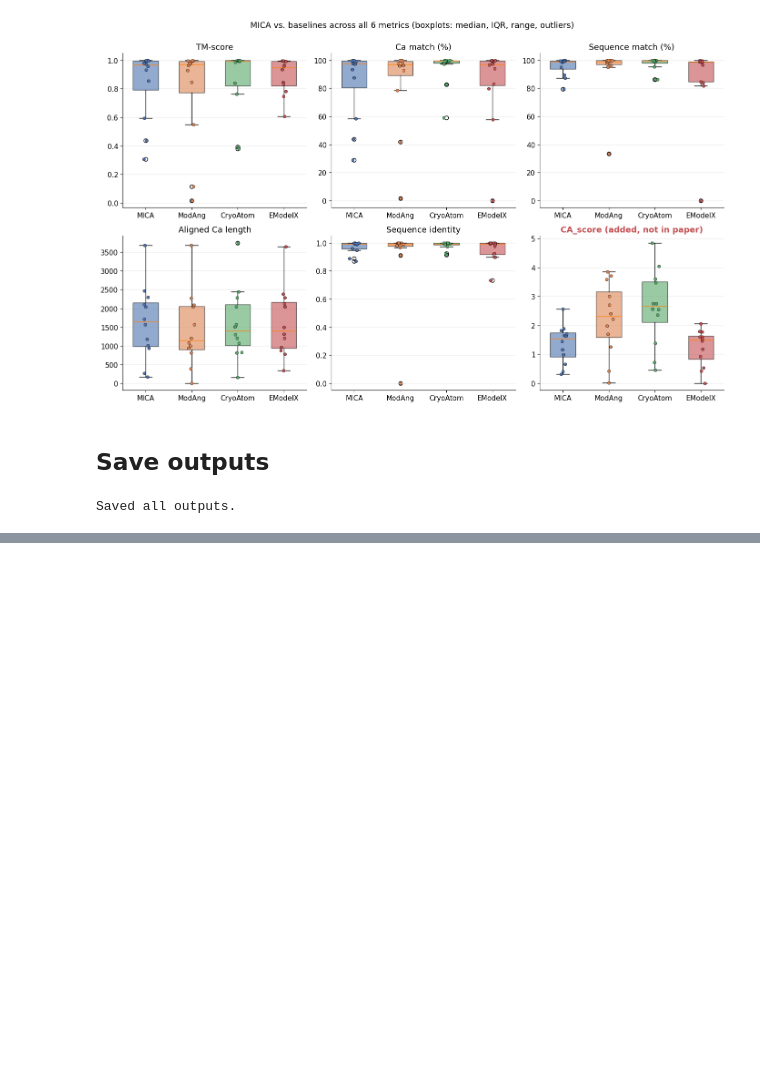
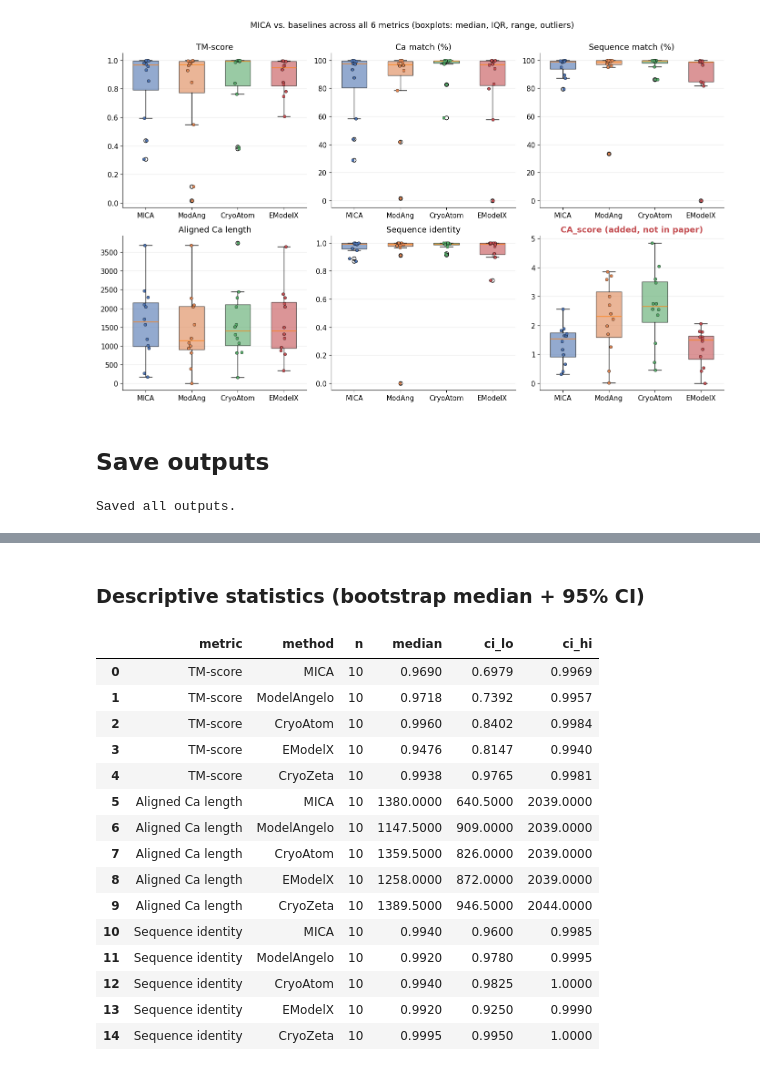
Before and after one commit to Abhash297/MICA-Independent-Benchmarking, a Jupyter notebook: analysis/statistical_analysis.ipynb, the cells around one changed output, grey strips where cells are left out. Cells and saved outputs as stored; diff of their text form; code cells hidden in the pictures; blank space fills up the shorter version.

```diff
--- a/analysis/statistical_analysis.ipynb
+++ b/analysis/statistical_analysis.ipynb
@@ -557,0 +574,25 @@ Saved all outputs.
+# %%
+CRYOZETA_ENTRIES = ["62164", "64568", "75023", "65506", "76934",
+                    "71787", "71973", "70609", "64362", "79027"]
+CZ_METHOD_ORDER = METHOD_ORDER + ["CryoZeta"]
+CZ_METRICS = [
+    ("TM_score_ref", "TM-score"),
+    ("Aligned_length", "Aligned Ca length"),
+    ("Seq_ID", "Sequence identity"),
+]
+
+cryozeta_usalign = pd.read_csv("../data/evaluation/evaluation_usalign_cryozeta.csv", dtype={"emdb_num": str})
+cryozeta_usalign["method"] = "CryoZeta"
+
+df_base_subset = df[df["emdb_num"].isin(CRYOZETA_ENTRIES)][
+    ["emdb_num", "pdb_id", "method"] + [m[0] for m in CZ_METRICS]
+].copy()
+df_cz = pd.concat([
+    df_base_subset,
+    cryozeta_usalign[["emdb_num", "pdb_id", "method"] + [m[0] for m in CZ_METRICS]],
+], ignore_index=True)
+df_cz["method"] = pd.Categorical(df_cz["method"], categories=CZ_METHOD_ORDER, ordered=True)
+df_cz = df_cz.sort_values(["emdb_num", "method"]).reset_index(drop=True)
+
+assert df_cz.shape[0] == 10 * 5, f"expected 50 rows, got {df_cz.shape[0]}"
+df_cz.head(10)
@@ -557,0 +611,29 @@ Saved all outputs.
+# %% [markdown]
+### Descriptive statistics (bootstrap median + 95% CI)
+# %%
+cz_desc_rows = []
+for metric_col, metric_name in CZ_METRICS:
+    for method in CZ_METHOD_ORDER:
+        vals = df_cz.loc[df_cz["method"] == method, metric_col].dropna().values
+        med, lo, hi = bootstrap_median_ci(vals)
+        cz_desc_rows.append({"metric": metric_name, "method": method, "n": len(vals),
+                              "median": round(med, 4), "ci_lo": round(lo, 4), "ci_hi": round(hi, 4)})
+cz_desc_table = pd.DataFrame(cz_desc_rows)
+cz_desc_table
+# %% [output]
+|  | metric | method | n | median | ci_lo | ci_hi |
+| 0 | TM-score | MICA | 10 | 0.9690 | 0.6979 | 0.9969 |
+| 1 | TM-score | ModelAngelo | 10 | 0.9718 | 0.7392 | 0.9957 |
+| 2 | TM-score | CryoAtom | 10 | 0.9960 | 0.8402 | 0.9984 |
+| 3 | TM-score | EModelX | 10 | 0.9476 | 0.8147 | 0.9940 |
+| 4 | TM-score | CryoZeta | 10 | 0.9938 | 0.9765 | 0.9981 |
+| 5 | Aligned Ca length | MICA | 10 | 1380.0000 | 640.5000 | 2039.0000 |
+| 6 | Aligned Ca length | ModelAngelo | 10 | 1147.5000 | 909.0000 | 2039.0000 |
+| 7 | Aligned Ca length | CryoAtom | 10 | 1359.5000 | 826.0000 | 2039.0000 |
+| 8 | Aligned Ca length | EModelX | 10 | 1258.0000 | 872.0000 | 2039.0000 |
+| 9 | Aligned Ca length | CryoZeta | 10 | 1389.5000 | 946.5000 | 2044.0000 |
+| 10 | Sequence identity | MICA | 10 | 0.9940 | 0.9600 | 0.9985 |
+| 11 | Sequence identity | ModelAngelo | 10 | 0.9920 | 0.9780 | 0.9995 |
+| 12 | Sequence identity | CryoAtom | 10 | 0.9940 | 0.9825 | 1.0000 |
+| 13 | Sequence identity | EModelX | 10 | 0.9920 | 0.9250 | 0.9990 |
+| 14 | Sequence identity | CryoZeta | 10 | 0.9995 | 0.9950 | 1.0000 |
```
Also changed, not shown: parts of 11 cells of this notebook, 14 other files.
